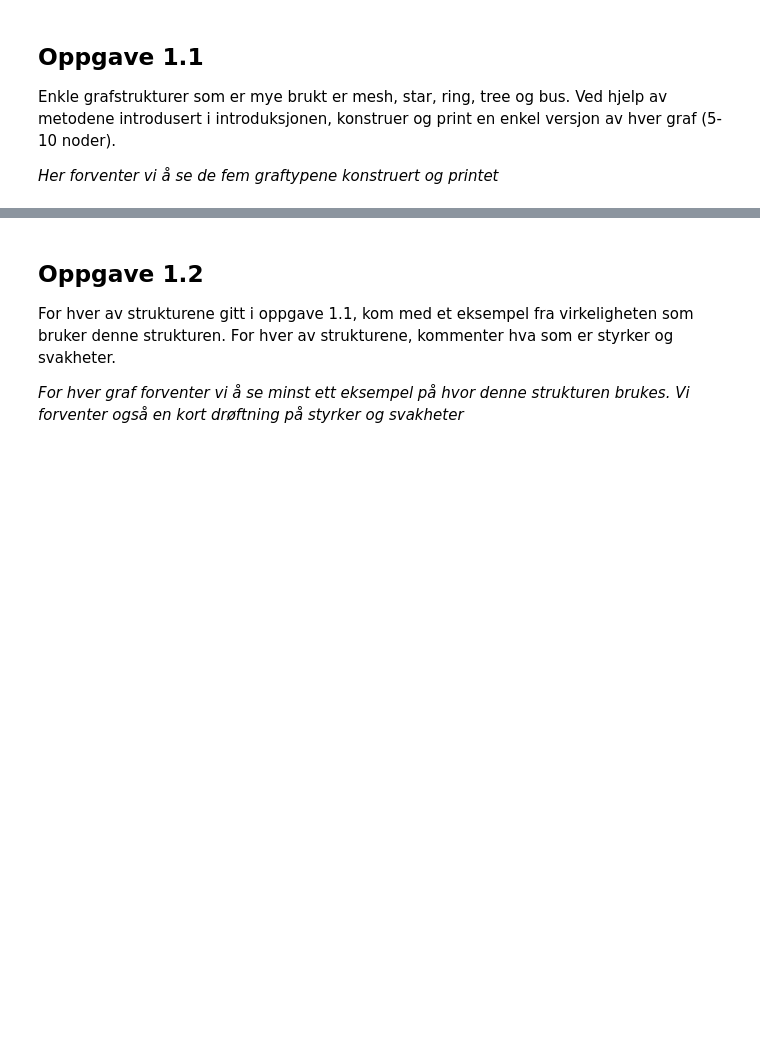
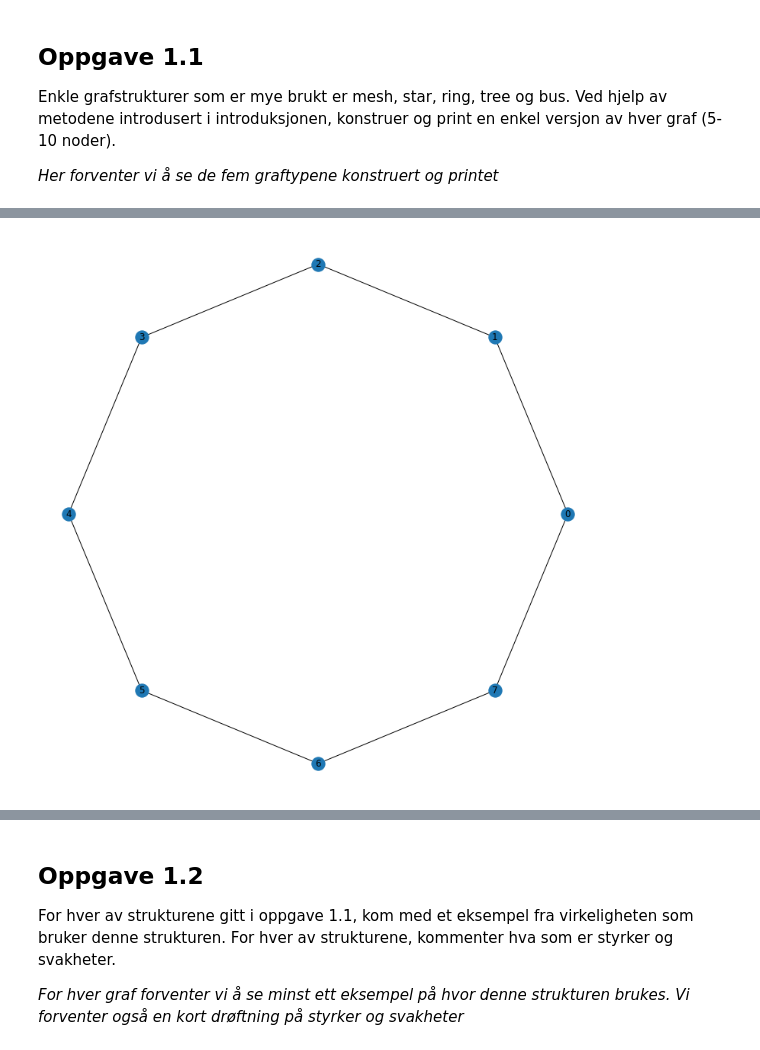
Before and after one commit to Eeaeau/TTM4185, a Jupyter notebook: Oving3-revidert-v1.ipynb, the cells around one changed output, grey strips where cells are left out. Cells and saved outputs as stored; diff of their text form; code cells hidden in the pictures; blank space fills up the shorter version.

```diff
--- a/Oving3-revidert-v1.ipynb
+++ b/Oving3-revidert-v1.ipynb
@@ -128,0 +218,6 @@ Enkle grafstrukturer som er mye brukt er mesh, star, ring, tree og bus. Ved hjel
+# %%
+#Ring
+ring = RingGraph(8)
+ring.draw()
+# %% [output]
+[figure, added]
```
Also changed, not shown: parts of 46 cells of this notebook, 1 other file.
